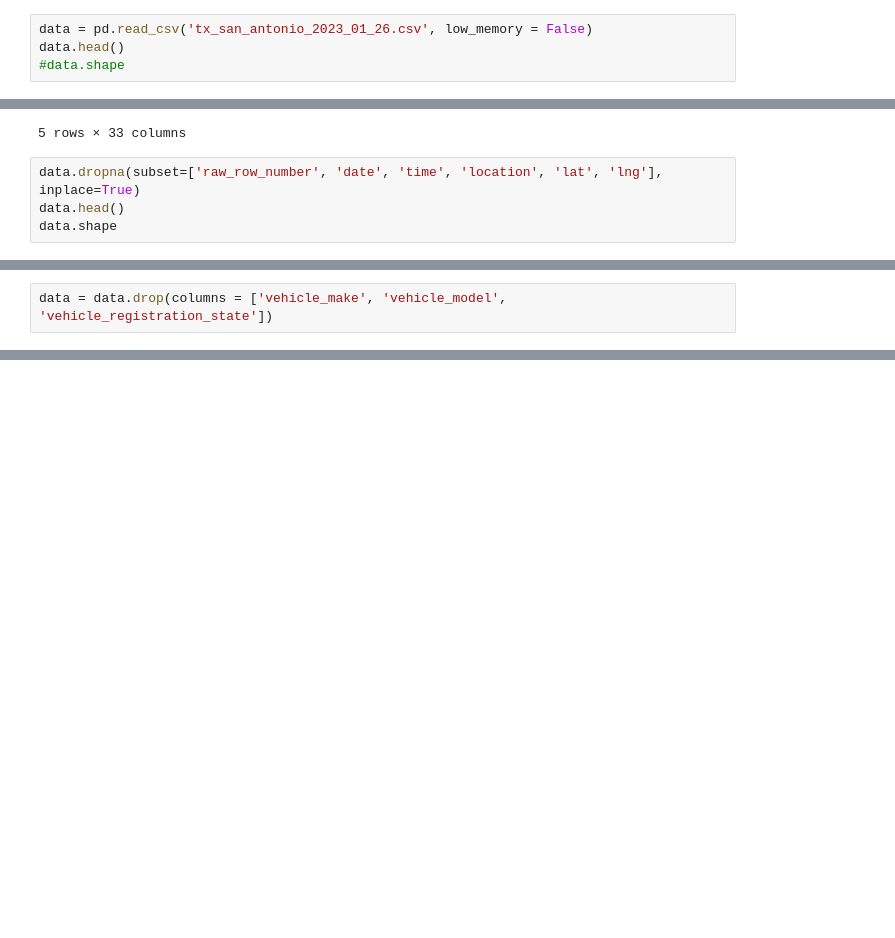
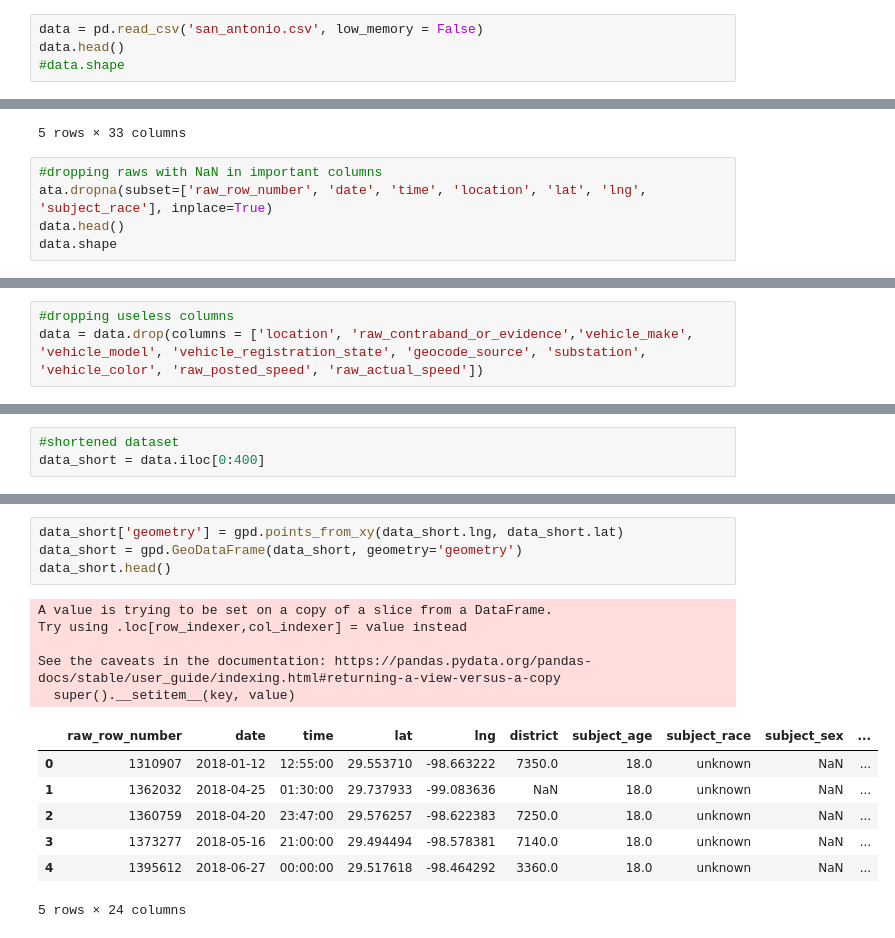
Before and after one commit to Nikibort/data_303_project, a Jupyter notebook: data_303_cleaning.ipynb, the cells around one changed output, grey strips where cells are left out. Drawn from its saved outputs; the diff is of its cells as text; blank space fills up the shorter version.

```diff
--- a/data_303_cleaning.ipynb
+++ b/data_303_cleaning.ipynb
@@ -28,5 +29,5 @@ import geopandas as gpd
 # %%
-data = pd.read_csv('tx_san_antonio_2023_01_26.csv', low_memory = False)
+data = pd.read_csv('san_antonio.csv', low_memory = False)
 data.head()
 #data.shape
 # %% [output]
@@ -38,7 +39,8 @@ data.head()
 | 4 | 1395612 | 2018-06-27 | 00:00:00 | 8501 BROADWAY | 29.517618 | -98.464292 | GM | 3360.0 | NORTH | ... |
 5 rows × 33 columns
 # %%
-data.dropna(subset=['raw_row_number', 'date', 'time', 'location', 'lat', 'lng'], inplace=True)
+#dropping raws with NaN in important columns
+ata.dropna(subset=['raw_row_number', 'date', 'time', 'location', 'lat', 'lng', 'subject_race'], inplace=True)
 data.head()
 data.shape
 # %% [output]
@@ -46,2 +48,3 @@ data.shape
 # %%
-data = data.drop(columns = ['vehicle_make',	'vehicle_model', 'vehicle_registration_state'])
+#dropping useless columns
+data = data.drop(columns = ['location', 'raw_contraband_or_evidence','vehicle_make',	'vehicle_model', 'vehicle_registration_state', 'geocode_source', 'substation', 'vehicle_color', 'raw_posted_speed', 'raw_actual_speed'])
@@ -63,0 +51,3 @@ data
+# %%
+#shortened dataset
+data_short = data.iloc[0:400]
@@ -63,0 +67,17 @@ data
+# %%
+data_short['geometry'] = gpd.points_from_xy(data_short.lng, data_short.lat)
+data_short = gpd.GeoDataFrame(data_short, geometry='geometry')
+data_short.head()
+# %% [output]
+A value is trying to be set on a copy of a slice from a DataFrame.
+Try using .loc[row_indexer,col_indexer] = value instead
+
+See the caveats in the documentation: https://pandas.pydata.org/pandas-docs/stable/user_guide/indexing.html#returning-a-view-versus-a-copy
+  super().__setitem__(key, value)
+|  | raw_row_number | date | time | lat | lng | district | subject_age | subject_race | subject_sex | ... |
+| 0 | 1310907 | 2018-01-12 | 12:55:00 | 29.553710 | -98.663222 | 7350.0 | 18.0 | unknown | NaN | ... |
+| 1 | 1362032 | 2018-04-25 | 01:30:00 | 29.737933 | -99.083636 | NaN | 18.0 | unknown | NaN | ... |
+| 2 | 1360759 | 2018-04-20 | 23:47:00 | 29.576257 | -98.622383 | 7250.0 | 18.0 | unknown | NaN | ... |
+| 3 | 1373277 | 2018-05-16 | 21:00:00 | 29.494494 | -98.578381 | 7140.0 | 18.0 | unknown | NaN | ... |
+| 4 | 1395612 | 2018-06-27 | 00:00:00 | 29.517618 | -98.464292 | 3360.0 | 18.0 | unknown | NaN | ... |
+5 rows × 24 columns
```
Also changed, not shown: parts of 7 cells of this notebook.
